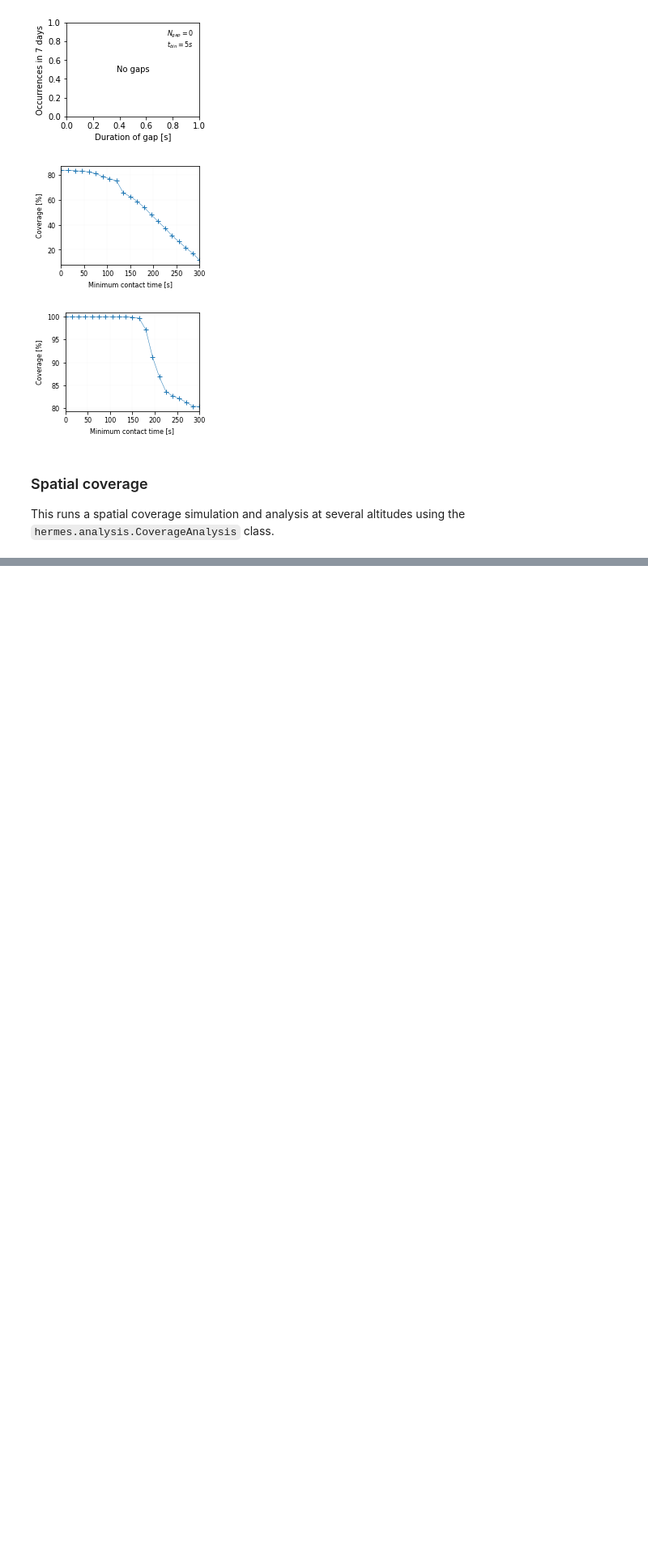
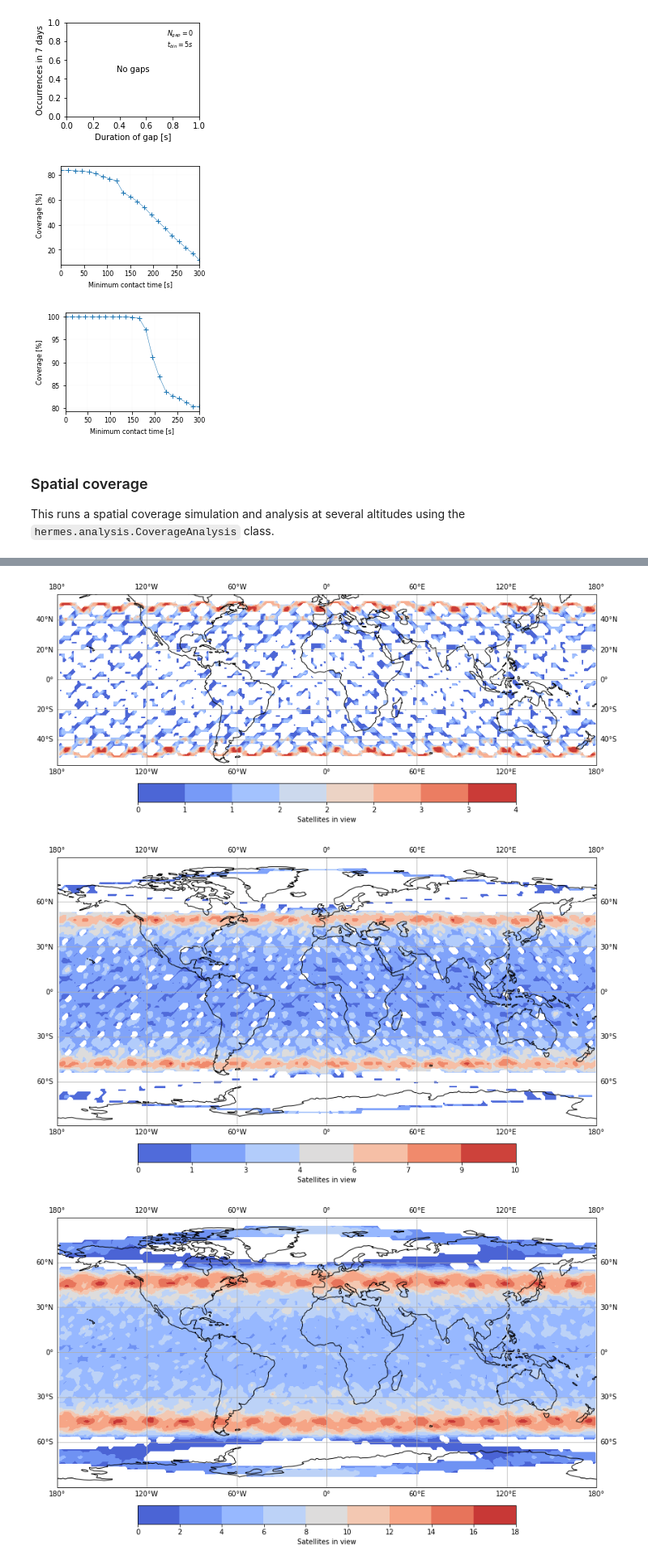
Before and after one commit to Josvth/hermes, a Jupyter notebook: visibility_analysis/Telesat/Analysis_Telesat.ipynb, the cells around one changed output, grey strips where cells are left out. Shown: that part at 81% size. Cells and saved outputs as stored; diff of their text form; code cells hidden in the pictures; blank space fills up the shorter version.

```diff
--- a/visibility_analysis/Telesat/Analysis_Telesat.ipynb
+++ b/visibility_analysis/Telesat/Analysis_Telesat.ipynb
@@ -283,8 +283,8 @@ def run_spatial_coverage_simulation():
     scenario.add_satellite(constellation)
 
     # Add line-of-sight analysis
-    analysis = CoverageAnalysis(scenario, constellation, altitude=1300 * u.km)
-    scenario.add_analysis(analysis)
+    # analysis = CoverageAnalysis(scenario, constellation, altitude=1300 * u.km)
+    # scenario.add_analysis(analysis)
 
     analysis = CoverageAnalysis(scenario, constellation, altitude=1000 * u.km)
     scenario.add_analysis(analysis)
@@ -298,20 +298,22 @@ def run_spatial_coverage_simulation():
     analysis = CoverageAnalysis(scenario, constellation, altitude=400 * u.km)
     scenario.add_analysis(analysis)
 
+    # analysis = CoverageAnalysis(scenario, constellation, altitude=200 * u.km)
+    # scenario.add_analysis(analysis)
+
     # Initialise the scenario
     scenario.initialise()
 
-    file_paths = [None] * len(scenario.state.analyses)
-    altitudes = [None] * len(scenario.state.analyses)
+    output_tuples = [None] * len(scenario.state.analyses)
 
     for i, analysis in enumerate(scenario.state.analyses):
         writer = analysis.generate_writer(directory = 'raw_data')
         writer.initialise()
         writer.flush()
-        file_paths[i] = writer.file_path
-        altitudes[i] = '%dkm' %analysis.altitude.to(u.km)
+        output_tuples[i] = (writer.file_path, '%dkm' % analysis.altitude.to(u.km).value)
+        del writer
 
-    return file_paths, altitudes
+    return output_tuples
 
 from os import path
 import pickle
@@ -335,36 +340,56 @@ def plot_coverage_spatial(coverage_df):
                     obstime=obs_times, representation_type=CartesianRepresentation)
     itrs_xyz = gcrs_xyz.transform_to(ITRS(obstime=obs_times))
     itrs_latlon = itrs_xyz.represent_as(SphericalRepresentation)
 
     coverage_df['r_lat'] = itrs_latlon.lat.to(u.deg)
     coverage_df['r_lon'] = ((itrs_latlon.lon + np.pi * u.rad) % (2*np.pi * u.rad) - np.pi * u.rad).to(u.deg)
 
     ## Plotting
     fig = plt.figure(figsize=(12,8))
-    ax = plt.axes(projection=ccrs.PlateCarree())
+    ax = plt.axes([0.1,0.1,.9,.9], projection=ccrs.PlateCarree())
     ax.coastlines()
     ax.gridlines(draw_labels=True)
 
     step = 1
     llon = np.arange(-180, 180 + step, step)
     llat = np.arange(-90, 90 + step, step)
 
+    # Set zero to NaN so it isn't accounted in the contour plot
+    coverage_df.loc[coverage_df['num_los'] == 0, 'num_los'] = np.nan
+
     from scipy.interpolate import griddata
     val = griddata((coverage_df['r_lon'], coverage_df['r_lat']), coverage_df['num_los'],
                    (llon[None,:], llat[:,None]), method='linear')
+    #val = np.floor(val)
 
-    im = ax.contourf(llon, llat, val, cmap=plt.get_cmap('coolwarm'))
+    # define the bins and normalize
+    import copy
+    cmap = copy.copy(plt.get_cmap('coolwarm'))  # define the colormap
+    cmap.set_bad(color=(.5, .5, .5), alpha=1)
 
-    cax,kw = matplotlib.colorbar.make_axes(ax,location='bottom',pad=0.05,shrink=0.7)
-    out=fig.colorbar(im, cax=cax, **kw)
+    im = ax.contourf(llon, llat, val, cmap=cmap)
 
-columns = ['tof', 'r_x', 'r_y', 'r_z', 'num_los']
+    cax, kw = matplotlib.colorbar.make_axes(ax, location='bottom',pad=0.05,shrink=0.7)
+
+    out = fig.colorbar(im,
+                       cax=cax,
+                       #spacing='proportional',
+                       #ticks=bounds,
+                       format='%1i',
+                       label='Satellites in view',
+                       **kw)
 
 for coverage_item in coverage_list:
-    coverage_df = coverage_item[0].select('coverage', 'columns = %s' % str(columns))
+    columns = ['tof', 'r_x', 'r_y', 'r_z', 'num_los']
+    store = pd.HDFStore(coverage_item[0])
+    coverage_df = store.select('coverage', 'columns = %s' % str(columns))
     plot_coverage_spatial(coverage_df)
     #plt.title(coverage_item[1])
     plt.savefig(figures_dir + '/Telesat_spatial_coverage_%s.svg' % coverage_item[1])
     plt.savefig(figures_dir + '/Telesat_spatial_coverage_%s.pgf' % coverage_item[1])
     plt.savefig(figures_dir + '/Telesat_spatial_coverage_%s.pdf' % coverage_item[1])
     plt.show()
+# %% [output]
+[figure, added]
+[figure, added]
+[figure, added]
```
Also changed, not shown: parts of 3 cells of this notebook, 2 other files.
